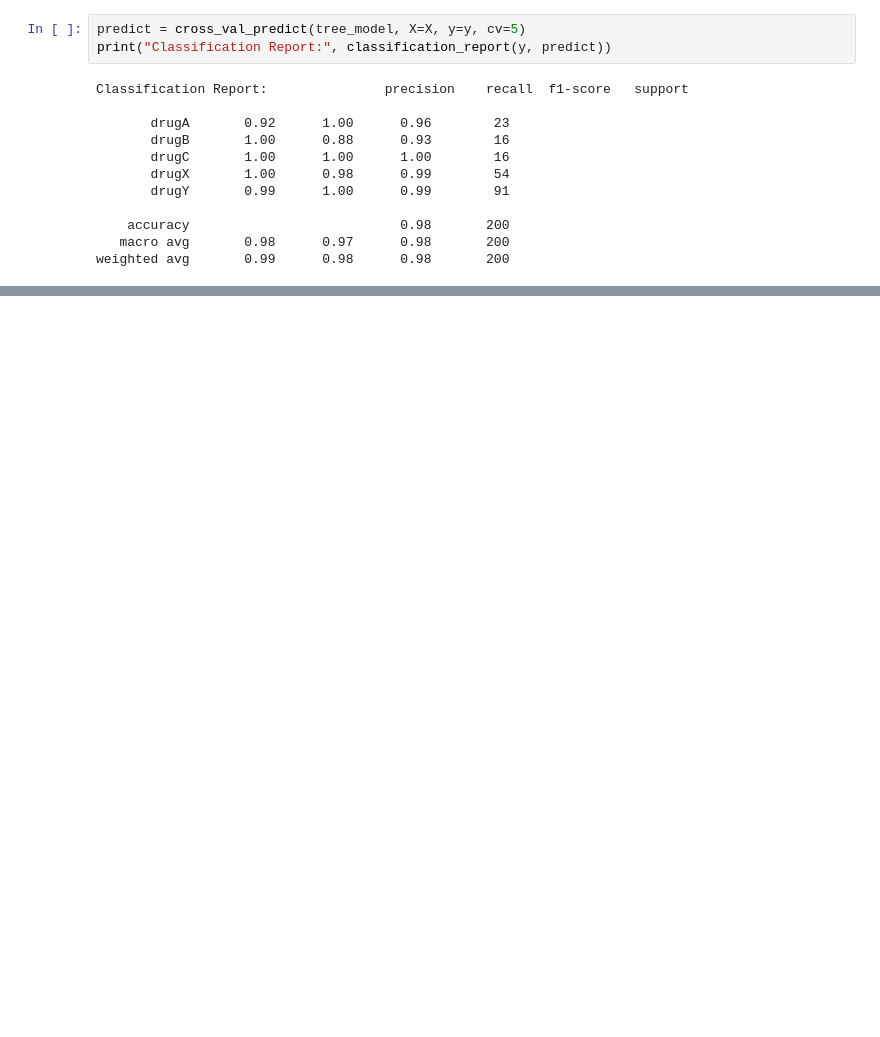
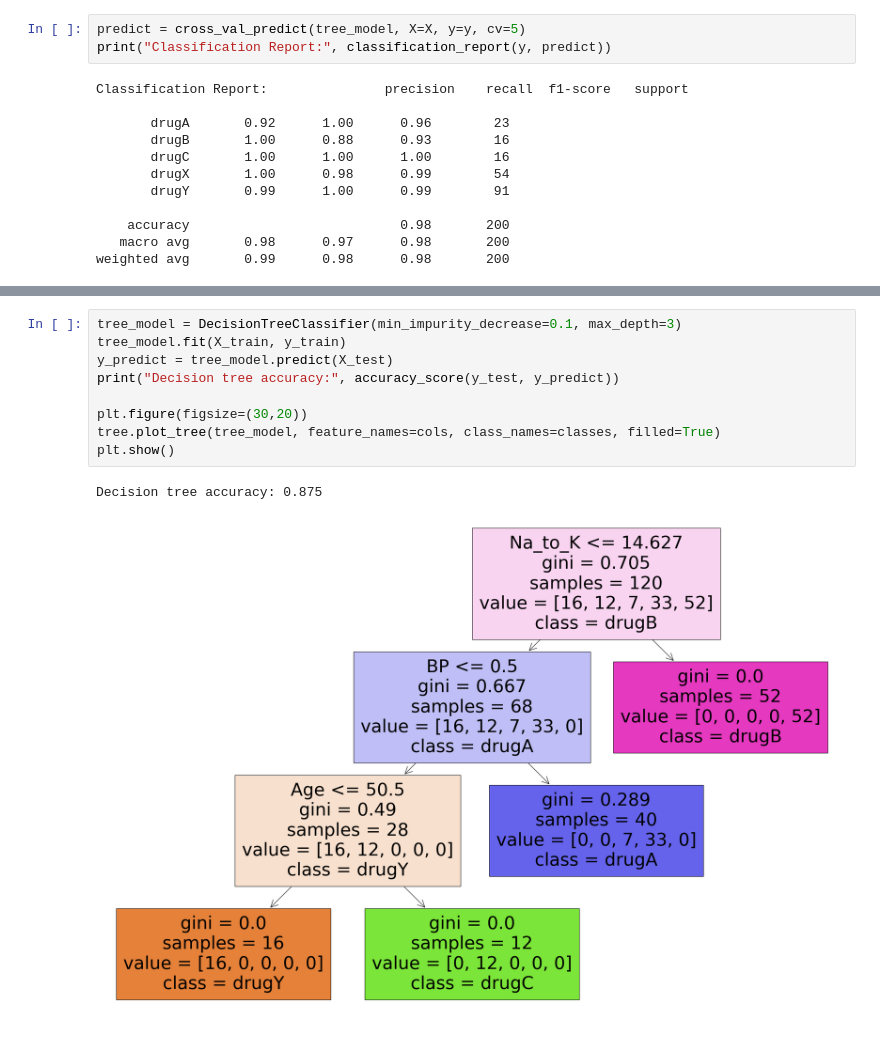
Before and after one commit to amirbek-akramov/DataScience, a Jupyter notebook: DataScience/Classification/scikit-learn.Classification.DecisionTreeAlgorithm.ipynb, the cells around one changed output, grey strips where cells are left out. Saved outputs shown, nothing was run; the diff lists cells and outputs as text; blank space fills up the shorter version.

```diff
--- a/DataScience/Classification/scikit-learn.Classification.DecisionTreeAlgorithm.ipynb
+++ b/DataScience/Classification/scikit-learn.Classification.DecisionTreeAlgorithm.ipynb
@@ -117,0 +133,12 @@ plt.show()
+# %%
+tree_model = DecisionTreeClassifier(min_impurity_decrease=0.1, max_depth=3)
+tree_model.fit(X_train, y_train)
+y_predict = tree_model.predict(X_test)
+print("Decision tree accuracy:", accuracy_score(y_test, y_predict))
+
+plt.figure(figsize=(30,20))
+tree.plot_tree(tree_model, feature_names=cols, class_names=classes, filled=True)
+plt.show()
+# %% [output]
+Decision tree accuracy: 0.875
+[figure, added]
```
Also changed, not shown: parts of 11 cells of this notebook, 5 other files.
